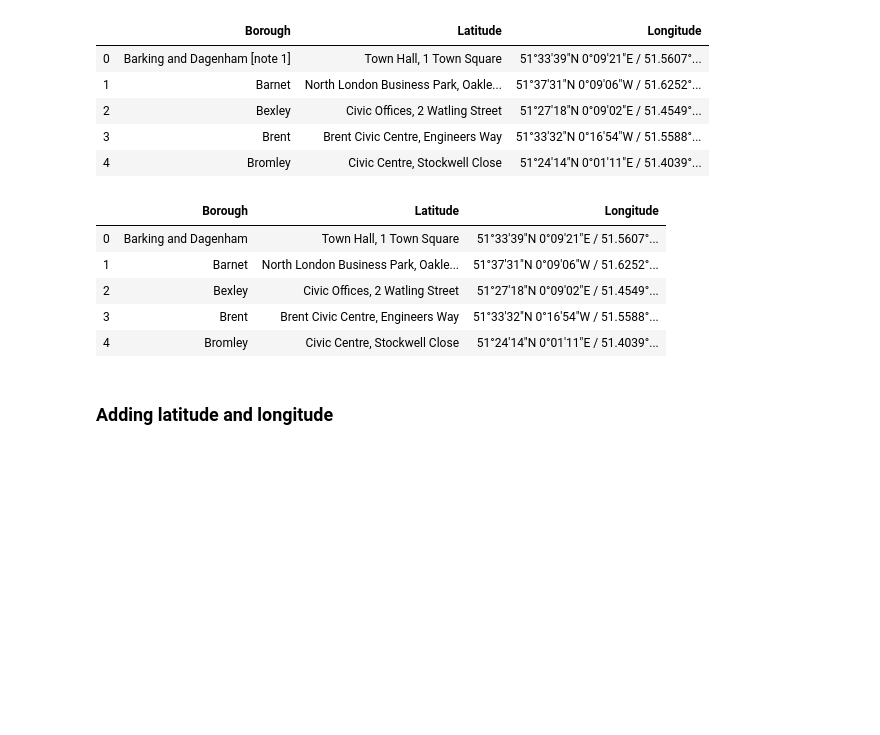
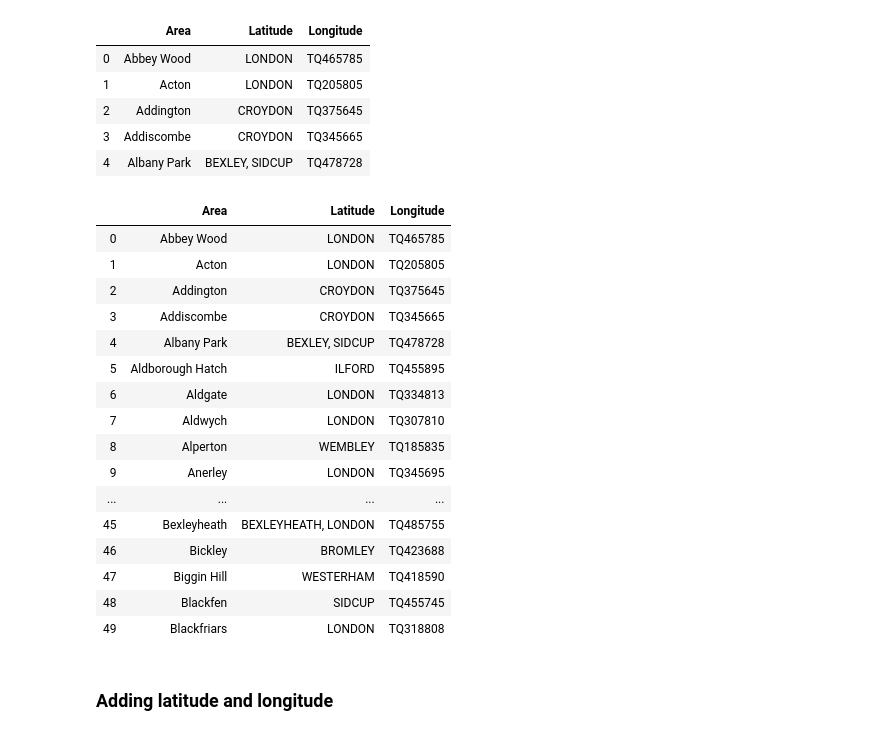
Before and after one commit to leo-hsk/brexit_moving_to_frankfurt, a Jupyter notebook: Data Preparing.ipynb, the cells around one changed output. Cells and saved outputs as stored; diff of their text form; code cells hidden in the pictures; blank space fills up the shorter version.

Commit message:
Changing london boroughs to areas for better comparison

```diff
--- a/Data Preparing.ipynb
+++ b/Data Preparing.ipynb
@@ -7,5 +20,5 @@ from geopy.geocoders import Nominatim # convert an address into latitude and lon
 # %%
-df = pd.read_html("https://en.wikipedia.org/wiki/List_of_London_boroughs")
-df = df[0]
+df = pd.read_html("https://en.wikipedia.org/wiki/List_of_areas_of_London")
+df = df[1]
 df.head()
 # %% [output]
@@ -18,29 +31,40 @@ df.head()
 # %%
-df.drop(df.columns.difference(['Borough','Co-ordinates', 'Headquarters']), 1, inplace=True)
-df.columns = ["Borough", "Latitude", "Longitude"]
+df.drop(df.columns.difference(['Location','Post town', 'OS grid ref']), 1, inplace=True)
+df.columns = ["Area", "Latitude", "Longitude"]
 df.head()
 # %% [output]
-|  | Borough | Latitude | Longitude |
-| 0 | Barking and Dagenham [note 1] | Town Hall, 1 Town Square | 51°33′39″N 0°09′21″E﻿ / ﻿51.5607°... |
-| 1 | Barnet | North London Business Park, Oakle... | 51°37′31″N 0°09′06″W﻿ / ﻿51.6252°... |
-| 2 | Bexley | Civic Offices, 2 Watling Street | 51°27′18″N 0°09′02″E﻿ / ﻿51.4549°... |
-| 3 | Brent | Brent Civic Centre, Engineers Way | 51°33′32″N 0°16′54″W﻿ / ﻿51.5588°... |
-| 4 | Bromley | Civic Centre, Stockwell Close | 51°24′14″N 0°01′11″E﻿ / ﻿51.4039°... |
+|  | Area | Latitude | Longitude |
+| 0 | Abbey Wood | LONDON | TQ465785 |
+| 1 | Acton | LONDON | TQ205805 |
+| 2 | Addington | CROYDON | TQ375645 |
+| 3 | Addiscombe | CROYDON | TQ345665 |
+| 4 | Albany Park | BEXLEY, SIDCUP | TQ478728 |
 # %%
-# Delete all the [note x]-strings after Borough name.
-for i, s in enumerate(df["Borough"]):
-    if(" [" in s):
-        num = s.find(" [")
+# Delete all the (also ...)-strings after Borough name.
+for i, s in enumerate(df["Area"]):
+    if(" (" in s):
+        num = s.find(" (")
         s = s[:num]
-        df.at[i, "Borough"] = s
-df.head()
+        df.at[i, "Area"] = s
+df.head(50)
 # %% [output]
-|  | Borough | Latitude | Longitude |
-| 0 | Barking and Dagenham | Town Hall, 1 Town Square | 51°33′39″N 0°09′21″E﻿ / ﻿51.5607°... |
-| 1 | Barnet | North London Business Park, Oakle... | 51°37′31″N 0°09′06″W﻿ / ﻿51.6252°... |
-| 2 | Bexley | Civic Offices, 2 Watling Street | 51°27′18″N 0°09′02″E﻿ / ﻿51.4549°... |
-| 3 | Brent | Brent Civic Centre, Engineers Way | 51°33′32″N 0°16′54″W﻿ / ﻿51.5588°... |
-| 4 | Bromley | Civic Centre, Stockwell Close | 51°24′14″N 0°01′11″E﻿ / ﻿51.4039°... |
+|  | Area | Latitude | Longitude |
+| 0 | Abbey Wood | LONDON | TQ465785 |
+| 1 | Acton | LONDON | TQ205805 |
+| 2 | Addington | CROYDON | TQ375645 |
+| 3 | Addiscombe | CROYDON | TQ345665 |
+| 4 | Albany Park | BEXLEY, SIDCUP | TQ478728 |
+| 5 | Aldborough Hatch | ILFORD | TQ455895 |
+| 6 | Aldgate | LONDON | TQ334813 |
+| 7 | Aldwych | LONDON | TQ307810 |
+| 8 | Alperton | WEMBLEY | TQ185835 |
+| 9 | Anerley | LONDON | TQ345695 |
+| ... | ... | ... | ... |
+| 45 | Bexleyheath | BEXLEYHEATH, LONDON | TQ485755 |
+| 46 | Bickley | BROMLEY | TQ423688 |
+| 47 | Biggin Hill | WESTERHAM | TQ418590 |
+| 48 | Blackfen | SIDCUP | TQ455745 |
+| 49 | Blackfriars | LONDON | TQ318808 |
 # %% [markdown]
 ### Adding latitude and longitude
 # %%
```
Also changed, not shown: parts of 12 cells of this notebook, 3 other files.
